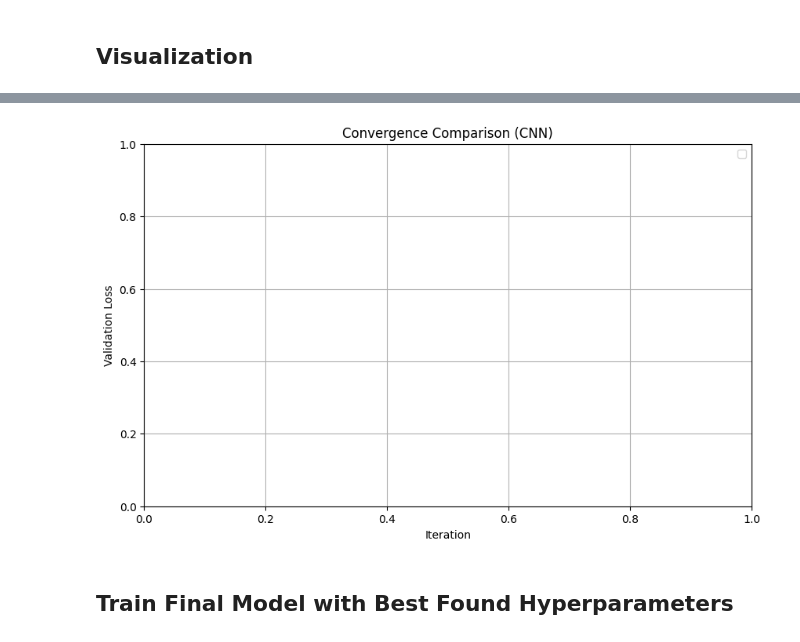
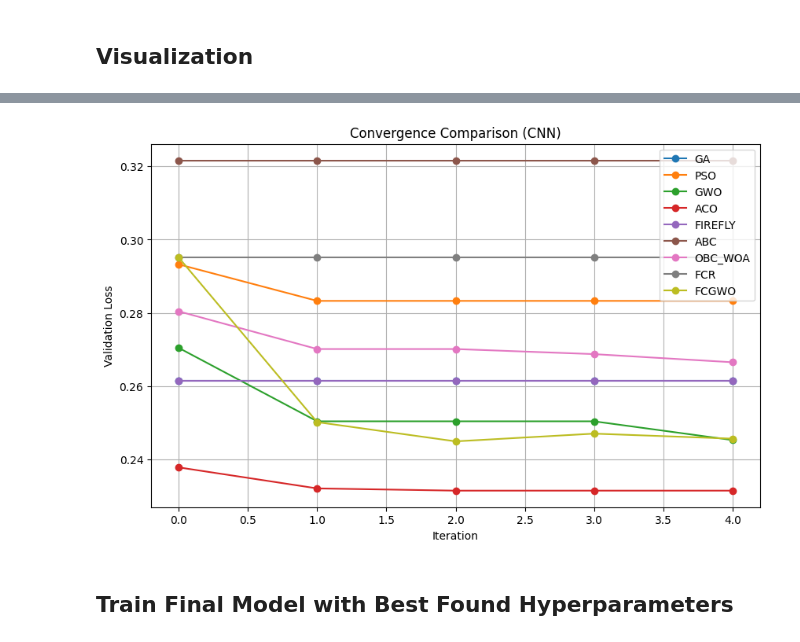
Before and after one commit to A7mdSl7/DeepEvoOpt, a Jupyter notebook: notebooks/Experiments.ipynb, the cells around one changed output, grey strips where cells are left out. Drawn from its saved outputs; the diff is of its cells as text; code cells hidden in the pictures.

```diff
--- a/notebooks/Experiments.ipynb
+++ b/notebooks/Experiments.ipynb
@@ -37,7 +32,7 @@ from src.train import train_final_model
 MODEL_TYPE = 'cnn' # 'cnn' or 'mlp'
 POP_SIZE = 5
 MAX_ITER = 5
-OPTIMIZERS_TO_TEST = ['fcgwo'] # 'ga', 'pso', 'gwo', 'aco', 'firefly', 'abc', 'obc_woa', 'fcr',
+OPTIMIZERS_TO_TEST = ['ga', 'pso', 'gwo', 'aco', 'firefly', 'abc', 'obc_woa', 'fcr', 'fcgwo']
 # %% [markdown]
 ## Run Experiments
 # %%
@@ -61,2 +63,28 @@ Best Hyperparams: {'lr': 0.001953913420855157, 'batch_size': 64, 'dropout': 0.1,
 # %% [markdown]
 ## Visualization
+# %%
+import os, pandas as pd
+import matplotlib.pyplot as plt
+
+os.makedirs("results/logs", exist_ok=True)
+
+for opt, val in results.items():
+    hist = None
+    if isinstance(val, tuple) and len(val) == 2:
+        history = val[1]
+        hist = pd.DataFrame(history, columns=['iteration', 'val_loss'])
+    elif isinstance(val, dict) and 'history' in val:
+        history = val['history']
+        if len(history) > 0 and isinstance(history[0], (list, tuple)):
+            hist = pd.DataFrame(history, columns=['iteration', 'val_loss'])
+        else:
+            hist = pd.DataFrame(history)
+    if hist is None:
+        history_file = f"results/logs/{opt}_{MODEL_TYPE}_history.csv"
+        if os.path.exists(history_file):
+            hist = pd.read_csv(history_file)
+    if hist is not None:
+        hist.to_csv(f"results/logs/{opt}_{MODEL_TYPE}_history.csv", index=False)
+        print("Saved history for", opt, "->", f"results/logs/{opt}_{MODEL_TYPE}_history.csv")
+    else:
+        print("No history found for", opt, "- skipping save/plot")
@@ -63,20 +101,19 @@ Best Hyperparams: {'lr': 0.001953913420855157, 'batch_size': 64, 'dropout': 0.1,
 # %%
-plt.figure(figsize=(10, 6))
-
+plt.figure(figsize=(10,6))
 for opt in OPTIMIZERS_TO_TEST:
-    history_file = f'../results/logs/{opt}_{MODEL_TYPE}_history.csv'
+    history_file = f'results/logs/{opt}_{MODEL_TYPE}_history.csv'
     if os.path.exists(history_file):
         df = pd.read_csv(history_file)
-        plt.plot(df['iteration'], df['val_loss'], label=opt.upper(), marker='o')
-
+        if 'iteration' in df.columns and 'val_loss' in df.columns:
+            plt.plot(df['iteration'], df['val_loss'], label=opt.upper(), marker='o')
 plt.title(f'Convergence Comparison ({MODEL_TYPE.upper()})')
 plt.xlabel('Iteration')
 plt.ylabel('Validation Loss')
 plt.legend()
 plt.grid(True)
 plt.show()
 # %% [output]
-[figure, old version]
+[figure, new version]
 # %% [markdown]
 ## Train Final Model with Best Found Hyperparameters
 # %%
```
Also changed, not shown: parts of 5 cells of this notebook, 1 other file.
